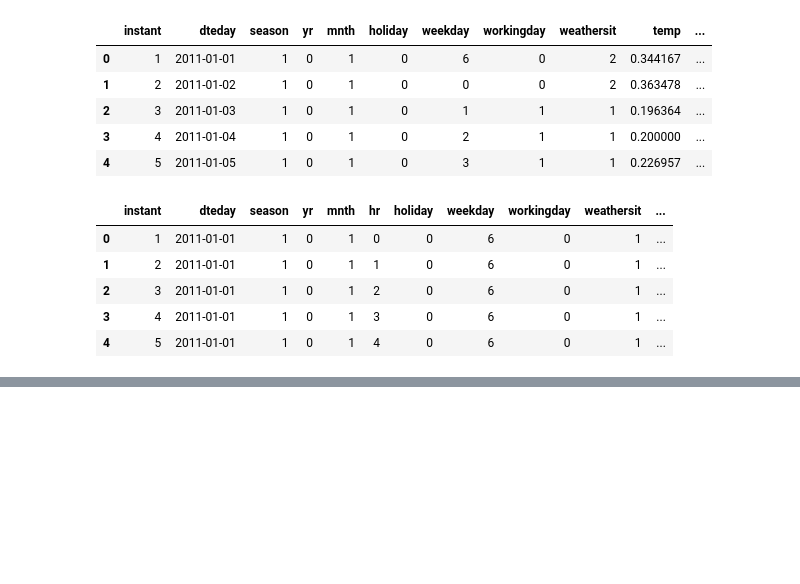
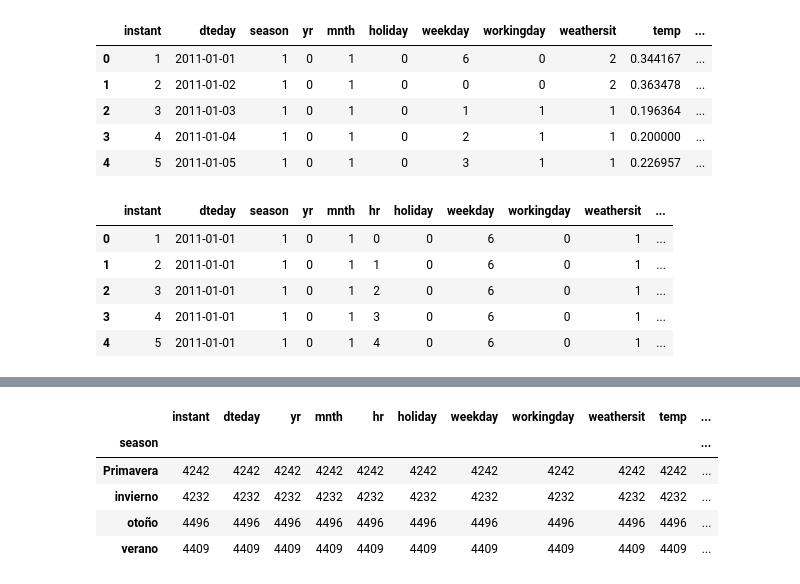
Before and after one commit to AndreaRivera11/pythonAnalytics, a Jupyter notebook: src/EDA.ipynb, the cells around one changed output, grey strips where cells are left out. Saved outputs shown, nothing was run; the diff lists cells and outputs as text; code cells hidden in the pictures; blank space fills up the shorter version.

```diff
--- a/src/EDA.ipynb
+++ b/src/EDA.ipynb
@@ -28,0 +100,9 @@ df_hour.head()
+# %%
+df_hour.groupby("season").count()
+# %% [output]
+|  | instant | dteday | yr | mnth | hr | holiday | weekday | workingday | weathersit | temp | ... |
+| season |  |  |  |  |  |  |  |  |  |  | ... |
+| Primavera | 4242 | 4242 | 4242 | 4242 | 4242 | 4242 | 4242 | 4242 | 4242 | 4242 | ... |
+| invierno | 4232 | 4232 | 4232 | 4232 | 4232 | 4232 | 4232 | 4232 | 4232 | 4232 | ... |
+| otoño | 4496 | 4496 | 4496 | 4496 | 4496 | 4496 | 4496 | 4496 | 4496 | 4496 | ... |
+| verano | 4409 | 4409 | 4409 | 4409 | 4409 | 4409 | 4409 | 4409 | 4409 | 4409 | ... |
```
Also changed, not shown: parts of 9 cells of this notebook.
